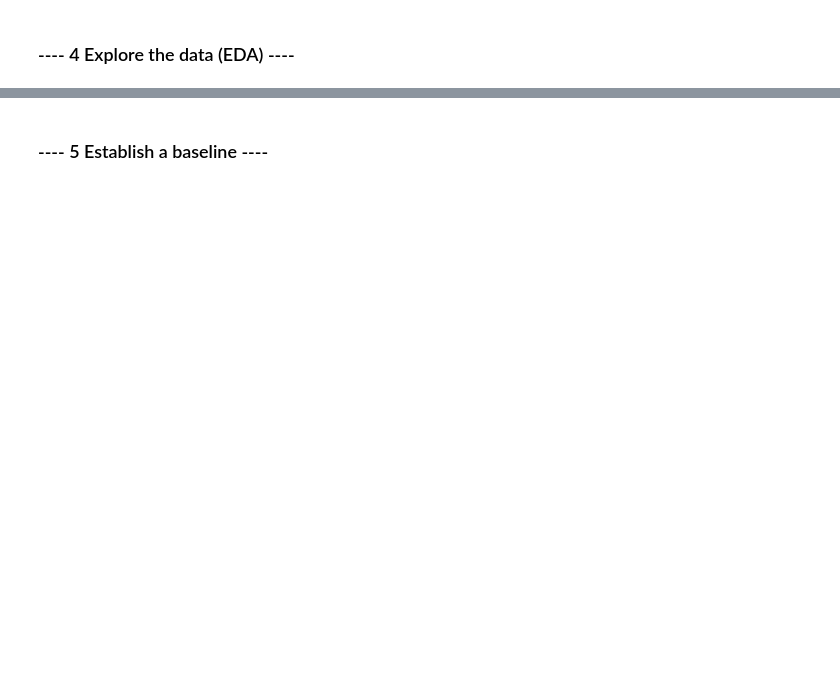
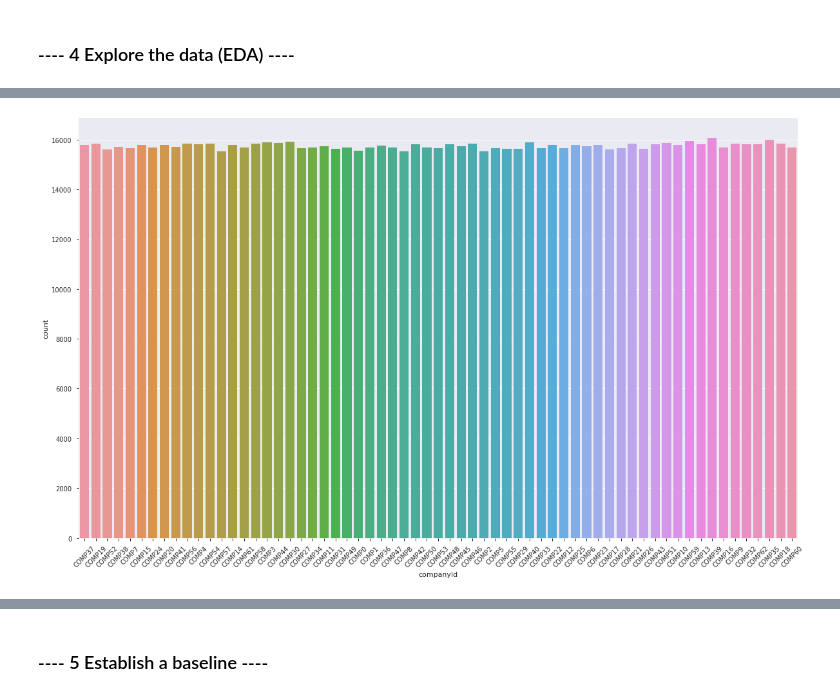
Before and after one commit to narquette/salarypredictionportfolio, a Jupyter notebook: Salary Prediction Notebook.ipynb, the cells around one changed output, grey strips where cells are left out. Drawn from its saved outputs; the diff is of its cells as text; code cells hidden in the pictures; blank space fills up the shorter version.

```diff
--- a/Salary Prediction Notebook.ipynb
+++ b/Salary Prediction Notebook.ipynb
@@ -201,0 +300,7 @@ dtype: int64
+# %%
+plt.figure(figsize=(20,12))
+col = 'companyId'
+chart = sns.countplot(train_data_clean[col])
+chart.set_xticklabels(chart.get_xticklabels(), rotation=45);
+# %% [output]
+[figure, added]
```
Also changed, not shown: parts of 49 cells of this notebook.
